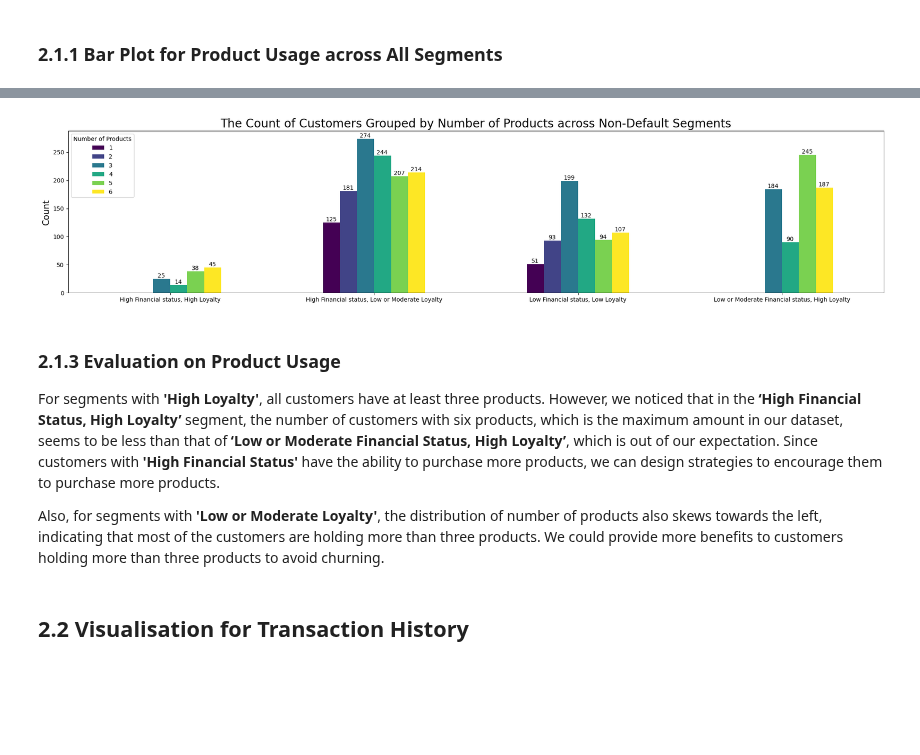
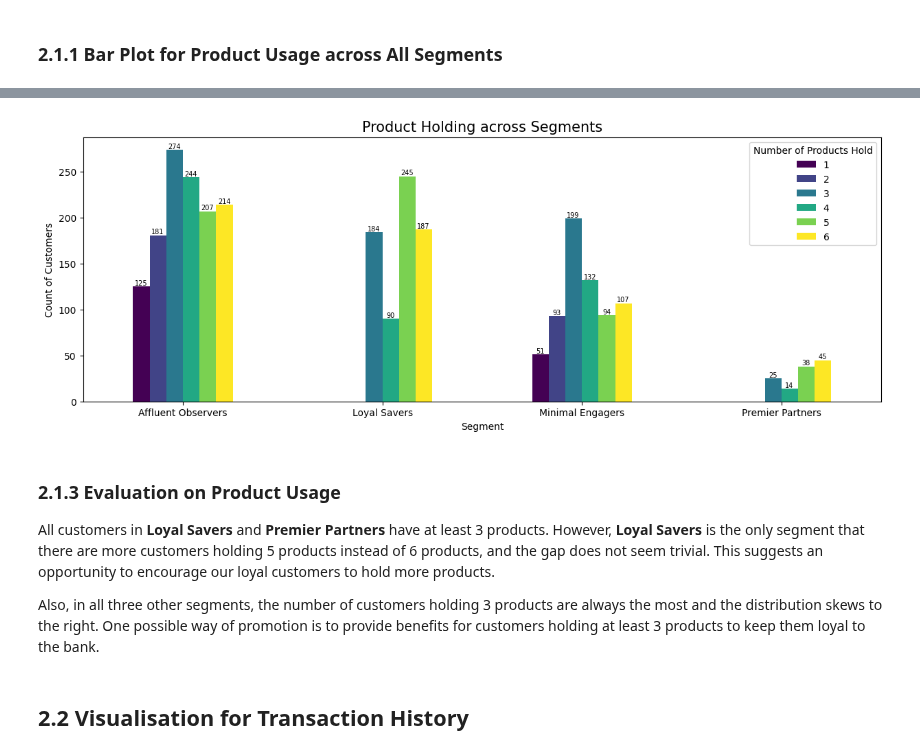
Before and after one commit to yionna/DSA3101-Object-Not-Found, a Jupyter notebook: group_tasks/Subgroup A/qn3.ipynb, the cells around one changed output, grey strips where cells are left out. Drawn from its saved outputs; the diff is of its cells as text; code cells hidden in the pictures; blank space fills up the shorter version.

```diff
--- a/group_tasks/Subgroup A/qn3.ipynb
+++ b/group_tasks/Subgroup A/qn3.ipynb
@@ -39,0 +23,10 @@ final_df.loc[:, 'Segment'] = final_df['Segment'].map(segment_mapping)
+# %%
+segment_mapping = {
+    1: "Minimal Engagers",
+    2: "Casual Browers",
+    3: "Loyal Savers",
+    4: "Affluent Observers",
+    5: "Premier Partners"
+}
+
+final_df.loc[:, 'Segment'] = final_df['Segment'].map(segment_mapping)
@@ -46,7 +42,7 @@ final_df.loc[:, 'Segment'] = final_df['Segment'].map(segment_mapping)
 # %%
 product_usage_df = final_df.groupby('Segment')['No_of_product'].value_counts().unstack(fill_value=0)
 
-fig, ax = plt.subplots(figsize=(35, 5))
+fig, ax = plt.subplots(figsize=(20, 5))
 
 product_usage_df.plot(kind='bar', ax=ax, colormap='viridis')
 
@@ -55,12 +51,12 @@ for i in range(product_usage_df.shape[0]):
         count = product_usage_df.iat[i, j]
         if count != 0:
             ax.text(i+(j/product_usage_df.shape[1]-0.5)*0.5+0.04, count+5, count,
-                    ha='center', va='bottom', fontsize=10)
+                    ha='center', va='bottom', fontsize=7)
 
-ax.set_xlabel('')
-ax.set_ylabel('Count', fontsize=15)
-ax.legend(title = 'Number of Products')
-plt.title('The Count of Customers Grouped by Number of Products across Segments', fontsize=20)
+ax.set_xlabel('Segment', fontsize=10)
+ax.set_ylabel('Count of Customers', fontsize=10)
+ax.legend(title = 'Number of Products Hold')
+plt.title('Product Holding across Segments', fontsize=15)
 plt.xticks(rotation=0)
 plt.show()
 # %% [output]
@@ -72,31 +68,31 @@ The default segment, **Moderate or Low Financial status, Moderate or Low Loyalty
 # %%
-product_usage_df_nondefault = product_usage_df[product_usage_df.index != 'Moderate or Low Financial status, Moderate or Low Loyalty']
+product_usage_df_nondefault = product_usage_df[product_usage_df.index != 'Casual Browers']
 
-fig, ax = plt.subplots(figsize=(25, 5))
+fig, ax = plt.subplots(figsize=(15, 5))
 
 product_usage_df_nondefault.plot(kind='bar', ax=ax, colormap='viridis')
 
 for i in range(product_usage_df_nondefault.shape[0]):
     for j in range(product_usage_df_nondefault.shape[1]):
         count = product_usage_df_nondefault.iat[i, j]
         if count != 0:
             ax.text(i+(j/product_usage_df_nondefault.shape[1]-0.5)*0.5+0.04, count, count,
-                    ha='center', va='bottom', fontsize=10)
+                    ha='center', va='bottom', fontsize=7)
 
-ax.set_xlabel('')
-ax.set_ylabel('Count', fontsize=15)
-ax.legend(title = 'Number of Products')
-plt.title('The Count of Customers Grouped by Number of Products across Non-Default Segments', fontsize=20)
+ax.set_xlabel('Segment', fontsize=10)
+ax.set_ylabel('Count of Customers', fontsize=10)
+ax.legend(title = 'Number of Products Hold')
+plt.title('Product Holding across Segments', fontsize=15)
 plt.xticks(rotation=0)
 plt.show()
 # %% [output]
-[figure, old version]
+[figure, new version]
-# %% [markdown]
-### 2.1.3 Evaluation on Product Usage
-
-For segments with **'High Loyalty'**, all customers have at least three products. However, we noticed that in the **‘High Financial Status, High Loyalty’** segment, the number of customers with six products, which is the maximum amount in our dataset, seems to be less than that of **‘Low or Moderate Financial Status, High Loyalty’**, which is out of our expectation. Since customers with **'High Financial Status'** have the ability to purchase more products, we can design strategies to encourage them to purchase more products.
-
-Also, for segments with **'Low or Moderate Loyalty'**, the distribution of number of products also skews towards the left, indicating that most of the customers are holding more than three products. We could provide more benefits to customers holding more than three products to avoid churning.
+# %% [markdown]
+### 2.1.3 Evaluation on Product Usage
+
+All customers in **Loyal Savers** and **Premier Partners** have at least 3 products. However, **Loyal Savers** is the only segment that there are more customers holding 5 products instead of 6 products, and the gap does not seem trivial. This suggests an opportunity to encourage our loyal customers to hold more products.
+
+Also, in all three other segments, the number of customers holding 3 products are always the most and the distribution skews to the right. One possible way of promotion is to provide benefits for customers holding at least 3 products to keep them loyal to the bank.
 # %% [markdown]
 ## 2.2 Visualisation for Transaction History
 # %% [markdown]
```
Also changed, not shown: parts of 7 cells of this notebook, 4 other files.
